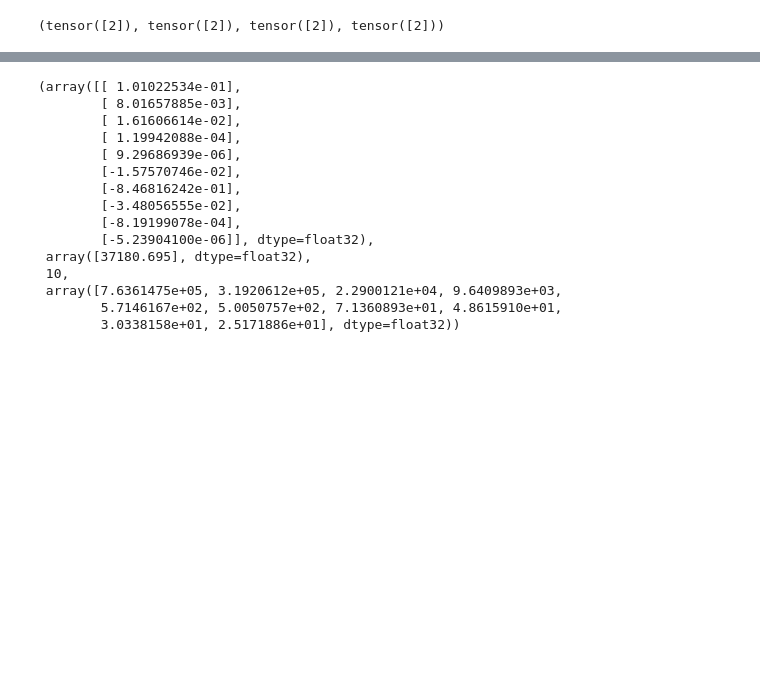
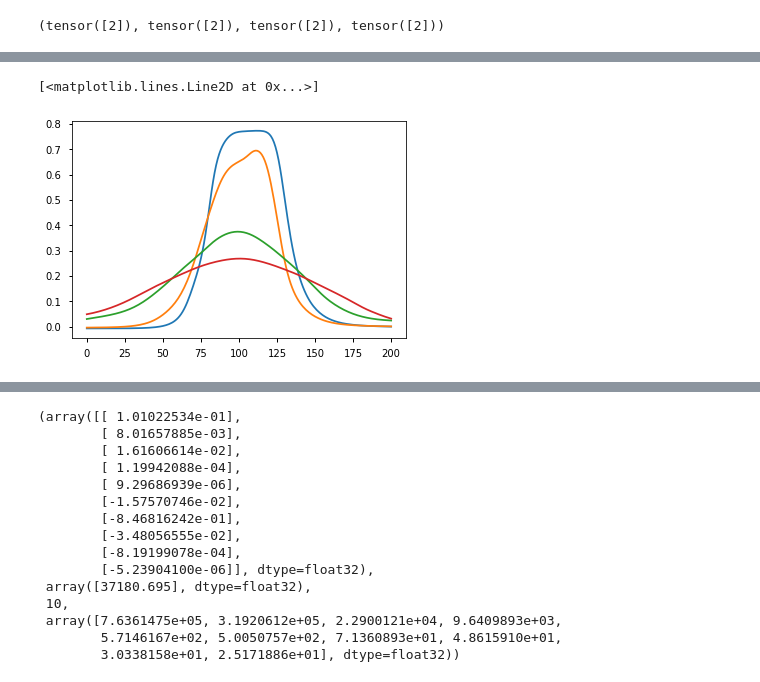
Before and after one commit to akshay-vedi/DeePyMoD_torch, a Jupyter notebook: notebooks/Diffusion_group_sparsity.ipynb, the cells around one changed output, grey strips where cells are left out. Saved outputs shown, nothing was run; the diff lists cells and outputs as text; code cells hidden in the pictures; blank space fills up the shorter version.

```diff
--- a/notebooks/Diffusion_group_sparsity.ipynb
+++ b/notebooks/Diffusion_group_sparsity.ipynb
@@ -57,7 +84,7 @@ y_4 = usol_4[:,:,2]
 y= y.reshape((y.size, 1)).astype('float32')
 # %%
 X = np.transpose((t_1.flatten(),x_1.flatten()))
-y = np.transpose((y_1.flatten(),y_2.flatten(),y_3.flatten(),y_4.flatten()))
+y = np.transpose((y_1.flatten(),y_1.flatten()))
 # %%
 y.size
 # %% [output]
@@ -65,5 +92,5 @@ y.size
 # %%
-number_of_samples = 25
+number_of_samples = 250
 
 idx = np.random.permutation(y.shape[0])
 X_train = torch.tensor(X[idx, :][:number_of_samples], dtype=torch.float32, requires_grad=True)
@@ -184,0 +173,3 @@ prediction = network(X_train)
+# %%
+X_all = torch.tensor(X, dtype=torch.float32, requires_grad=True)
+prediction_full = network(X_all).detach().numpy()
@@ -184,0 +192,10 @@ prediction = network(X_train)
+# %%
+test= prediction_full[:,3].reshape((201,201))
+# %%
+plt.plot(test[:,1])
+plt.plot(test[:,10])
+plt.plot(test[:,50])
+plt.plot(test[:,100])
+# %% [output]
+[<matplotlib.lines.Line2D at 0x...>]
+[figure, added]
```
Also changed, not shown: parts of 28 cells of this notebook, 21 other files.
